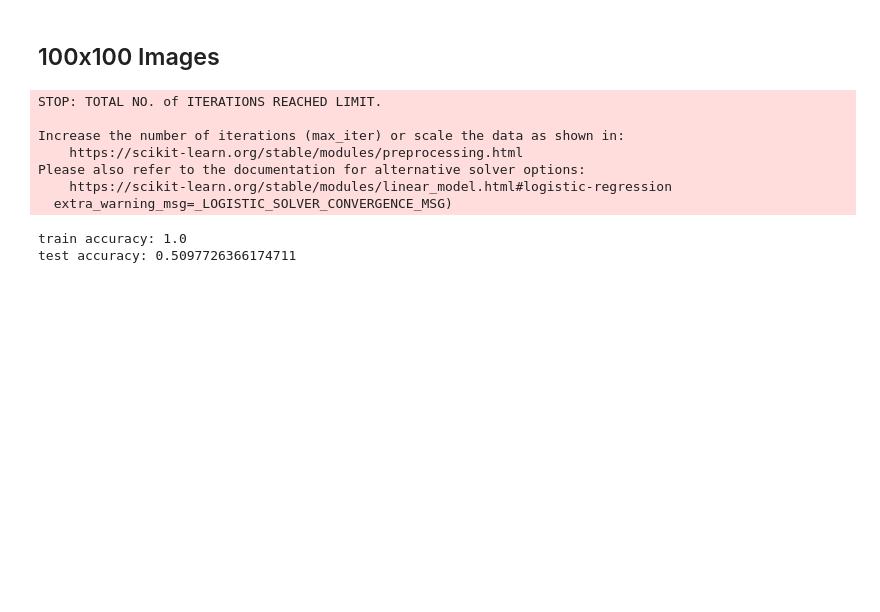
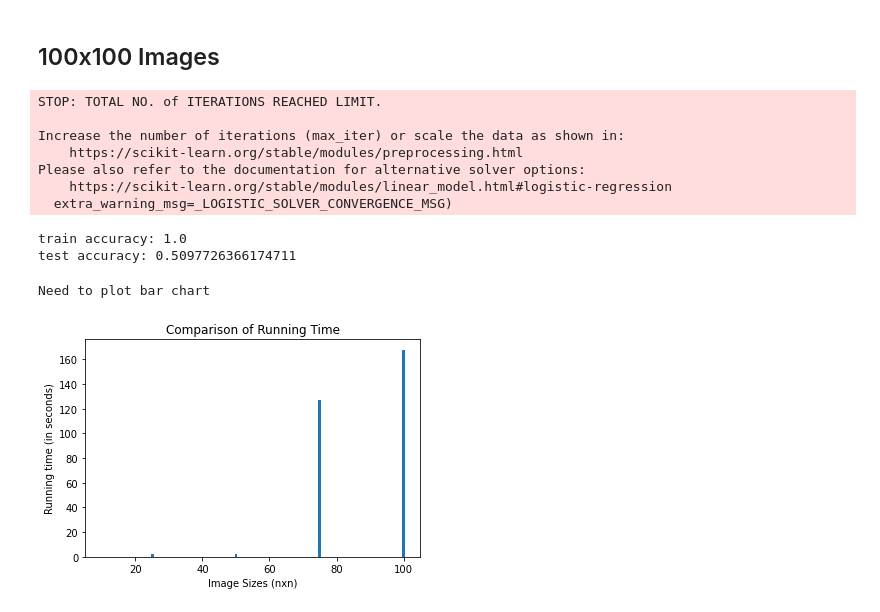
Before and after one commit to jatingupta-2000/DL-Labs, a Jupyter notebook: E18CSE140_DL_Lab3.ipynb, the cells around one changed output. Cells and saved outputs as stored; diff of their text form; code cells hidden in the pictures; blank space fills up the shorter version.

```diff
--- a/E18CSE140_DL_Lab3.ipynb
+++ b/E18CSE140_DL_Lab3.ipynb
@@ -189,13 +222,26 @@ y test:  (2507,)
 # %% [markdown]
 ## 50x50 Images
 # %%
-from sklearn.linear_model import LogisticRegression
+resized500 = [cv2.resize(file, (50, 50))  for file in final]
+X_train, X_test, y_train, y_test = train_test_split(X, y, test_size=0.25, random_state=42)
+number_of_train = X_train.shape[0]
+number_of_test = X_test.shape[0]
+X_train_flatten = X_train.reshape(number_of_train,X_train.shape[1]*X_train.shape[2])
+X_test_flatten = X_test .reshape(number_of_test,X_test.shape[1]*X_test.shape[2])
+X_train = X_train_flatten.T
+X_test = X_test_flatten.T
+y_train=y_train.T.ravel()
+y_test=y_test.T.ravel()
 lr=LogisticRegression(random_state = 0,max_iter=2000)
+t=time.time()
 lr.fit(X_train.T,y_train.T)
-
+runningtimes.append(time.time()-t)
 y_pred_test=lr.predict(X_test.T)
 y_pred_train=lr.predict(X_train.T)
 
+noofparameters.append(lr.n_features_in_)
 print('train accuracy: {}'.format(lr.score(X_train.T,y_train.T)))
 print('test accuracy: {}'.format(lr.score(X_test.T,y_test.T)))
+trainaccu.append(lr.score(X_train.T,y_train.T))
+testaccu.append(lr.score(X_test.T,y_test.T))
 # %% [output]
@@ -221,13 +266,18 @@ y_train=y_train.T.ravel()
 y_test=y_test.T.ravel()
 # %%
 lr=LogisticRegression(random_state = 0,max_iter=2000)
+t=time.time()
 lr.fit(X_train.T,y_train.T)
+runningtimes.append(time.time()-t)
 
 y_pred_test=lr.predict(X_test.T)
 y_pred_train=lr.predict(X_train.T)
 
+noofparameters.append(lr.n_features_in_)
 print('train accuracy: {}'.format(lr.score(X_train.T,y_train.T)))
 print('test accuracy: {}'.format(lr.score(X_test.T,y_test.T)))
+trainaccu.append(lr.score(X_train.T,y_train.T))
+testaccu.append(lr.score(X_test.T,y_test.T))
 # %% [output]
 STOP: TOTAL NO. of ITERATIONS REACHED LIMIT.
 
@@ -318,13 +307,18 @@ y_train=y_train.T.ravel()
 y_test=y_test.T.ravel()
 # %%
 lr=LogisticRegression(random_state = 0,max_iter=1500)
+t=time.time()
 lr.fit(X_train.T,y_train.T)
+runningtimes.append(time.time()-t)
 
 y_pred_test=lr.predict(X_test.T)
 y_pred_train=lr.predict(X_train.T)
 
+noofparameters.append(lr.n_features_in_)
 print('train accuracy: {}'.format(lr.score(X_train.T,y_train.T)))
 print('test accuracy: {}'.format(lr.score(X_test.T,y_test.T)))
+trainaccu.append(lr.score(X_train.T,y_train.T))
+testaccu.append(lr.score(X_test.T,y_test.T))
 # %% [output]
 STOP: TOTAL NO. of ITERATIONS REACHED LIMIT.
 
@@ -335,3 +329,18 @@ Please also refer to the documentation for alternative solver options:
   extra_warning_msg=_LOGISTIC_SOLVER_CONVERGENCE_MSG)
 train accuracy: 1.0
 test accuracy: 0.5097726366174711
+# %%
+print("Need to plot bar chart")
+# %% [output]
+Need to plot bar chart
+# %%
+import matplotlib.pyplot as plt
+sizes=[10,25,50,75,100]
+# %%
+plt.bar(sizes,runningtimes)
+plt.title('Comparison of Running Time')
+plt.xlabel('Image Sizes (nxn)')
+plt.ylabel('Running time (in seconds)')
+plt.show()
+# %% [output]
+[figure, added]
```
Also changed, not shown: parts of 30 cells of this notebook, 2 other files.
